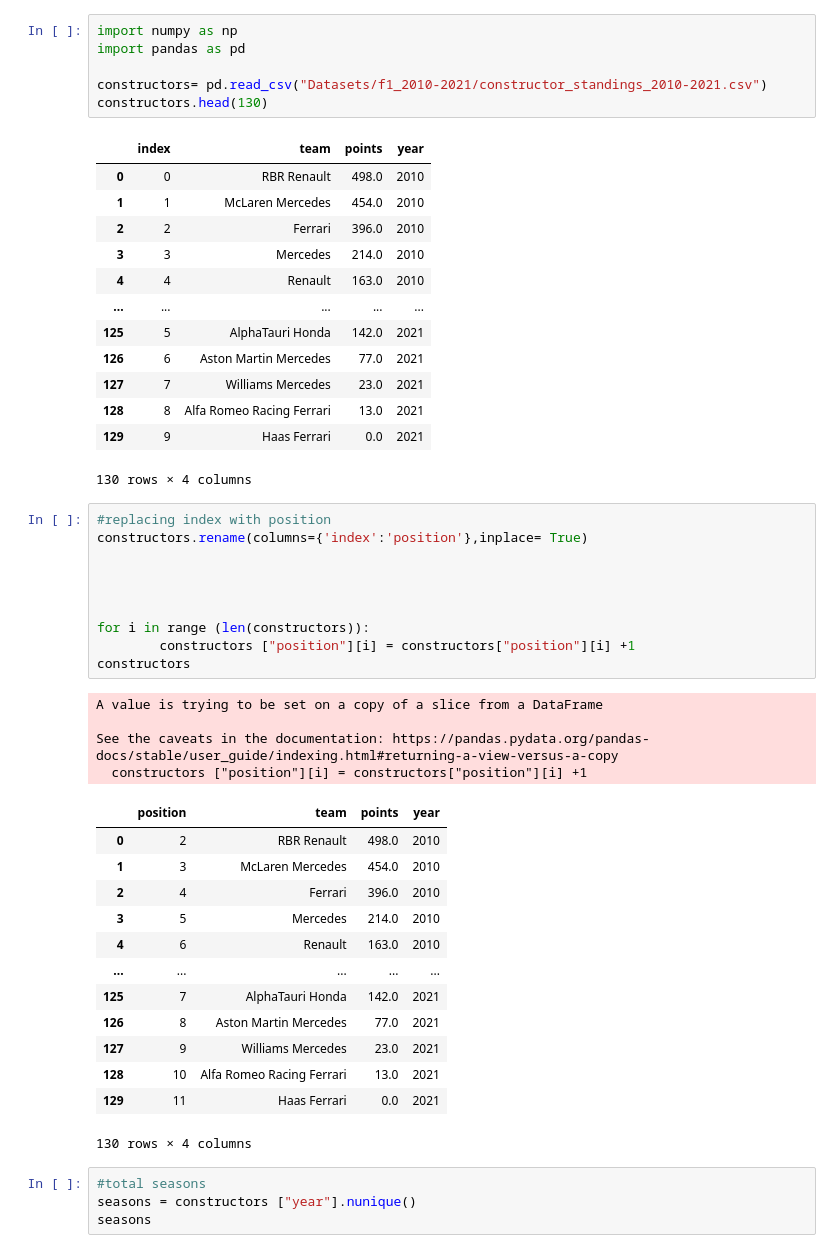
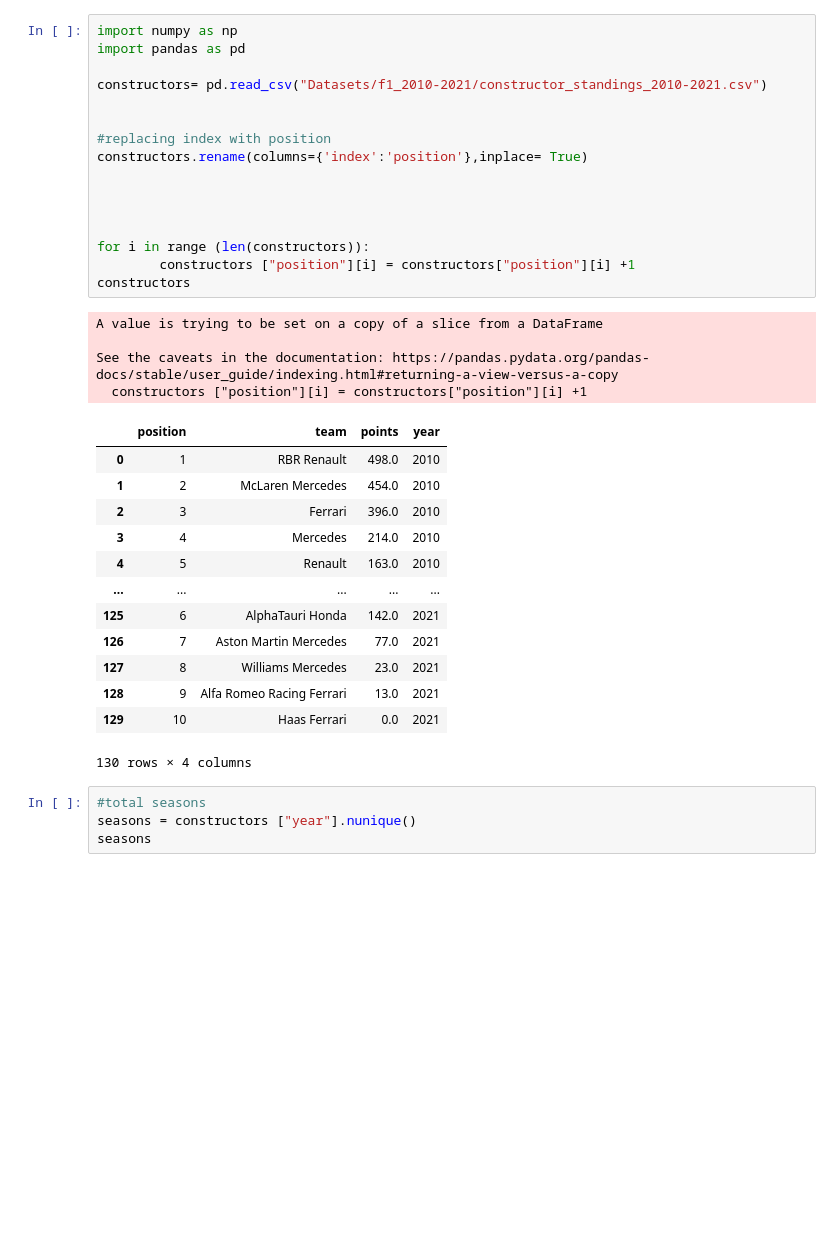
Before and after one commit to tanmaybankar/Formula-One, a Jupyter notebook: Formula One.ipynb, the cells around one changed output. Drawn from its saved outputs; the diff is of its cells as text; blank space fills up the shorter version.

```diff
--- a/Formula One.ipynb
+++ b/Formula One.ipynb
@@ -1,51 +1,37 @@
 # %%
 import numpy as np
 import pandas as pd
 
 constructors= pd.read_csv("Datasets/f1_2010-2021/constructor_standings_2010-2021.csv")
-constructors.head(130)
+
+
+#replacing index with position
+constructors.rename(columns={'index':'position'},inplace= True)
+
+
+
+
+for i in range (len(constructors)):
+        constructors ["position"][i] = constructors["position"][i] +1
+constructors
 # %% [output]
+A value is trying to be set on a copy of a slice from a DataFrame
+
+See the caveats in the documentation: https://pandas.pydata.org/pandas-docs/stable/user_guide/indexing.html#returning-a-view-versus-a-copy
+  constructors ["position"][i] = constructors["position"][i] +1
-|  | index | team | points | year |
-| 0 | 0 | RBR Renault | 498.0 | 2010 |
-| 1 | 1 | McLaren Mercedes | 454.0 | 2010 |
-| 2 | 2 | Ferrari | 396.0 | 2010 |
-| 3 | 3 | Mercedes | 214.0 | 2010 |
-| 4 | 4 | Renault | 163.0 | 2010 |
+|  | position | team | points | year |
+| 0 | 1 | RBR Renault | 498.0 | 2010 |
+| 1 | 2 | McLaren Mercedes | 454.0 | 2010 |
+| 2 | 3 | Ferrari | 396.0 | 2010 |
+| 3 | 4 | Mercedes | 214.0 | 2010 |
+| 4 | 5 | Renault | 163.0 | 2010 |
 | ... | ... | ... | ... | ... |
-| 125 | 5 | AlphaTauri Honda | 142.0 | 2021 |
-| 126 | 6 | Aston Martin Mercedes | 77.0 | 2021 |
-| 127 | 7 | Williams Mercedes | 23.0 | 2021 |
-| 128 | 8 | Alfa Romeo Racing Ferrari | 13.0 | 2021 |
-| 129 | 9 | Haas Ferrari | 0.0 | 2021 |
+| 125 | 6 | AlphaTauri Honda | 142.0 | 2021 |
+| 126 | 7 | Aston Martin Mercedes | 77.0 | 2021 |
+| 127 | 8 | Williams Mercedes | 23.0 | 2021 |
+| 128 | 9 | Alfa Romeo Racing Ferrari | 13.0 | 2021 |
+| 129 | 10 | Haas Ferrari | 0.0 | 2021 |
-130 rows × 4 columns
+130 rows × 4 columns
-# %%
-#replacing index with position
-constructors.rename(columns={'index':'position'},inplace= True)
-
-
-
-
-for i in range (len(constructors)):
-        constructors ["position"][i] = constructors["position"][i] +1
-constructors
-# %% [output]
-A value is trying to be set on a copy of a slice from a DataFrame
-
-See the caveats in the documentation: https://pandas.pydata.org/pandas-docs/stable/user_guide/indexing.html#returning-a-view-versus-a-copy
-  constructors ["position"][i] = constructors["position"][i] +1
-|  | position | team | points | year |
-| 0 | 2 | RBR Renault | 498.0 | 2010 |
-| 1 | 3 | McLaren Mercedes | 454.0 | 2010 |
-| 2 | 4 | Ferrari | 396.0 | 2010 |
-| 3 | 5 | Mercedes | 214.0 | 2010 |
-| 4 | 6 | Renault | 163.0 | 2010 |
-| ... | ... | ... | ... | ... |
-| 125 | 7 | AlphaTauri Honda | 142.0 | 2021 |
-| 126 | 8 | Aston Martin Mercedes | 77.0 | 2021 |
-| 127 | 9 | Williams Mercedes | 23.0 | 2021 |
-| 128 | 10 | Alfa Romeo Racing Ferrari | 13.0 | 2021 |
-| 129 | 11 | Haas Ferrari | 0.0 | 2021 |
-130 rows × 4 columns
 # %%
 #total seasons
 seasons = constructors ["year"].nunique()
```
